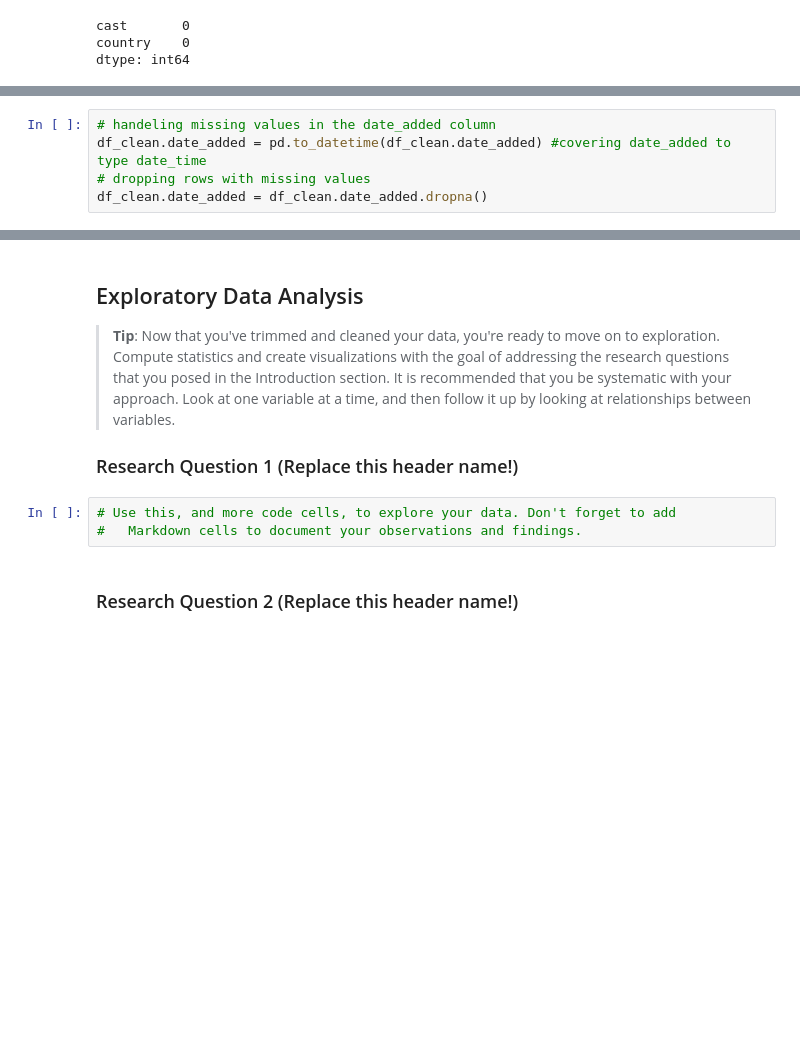
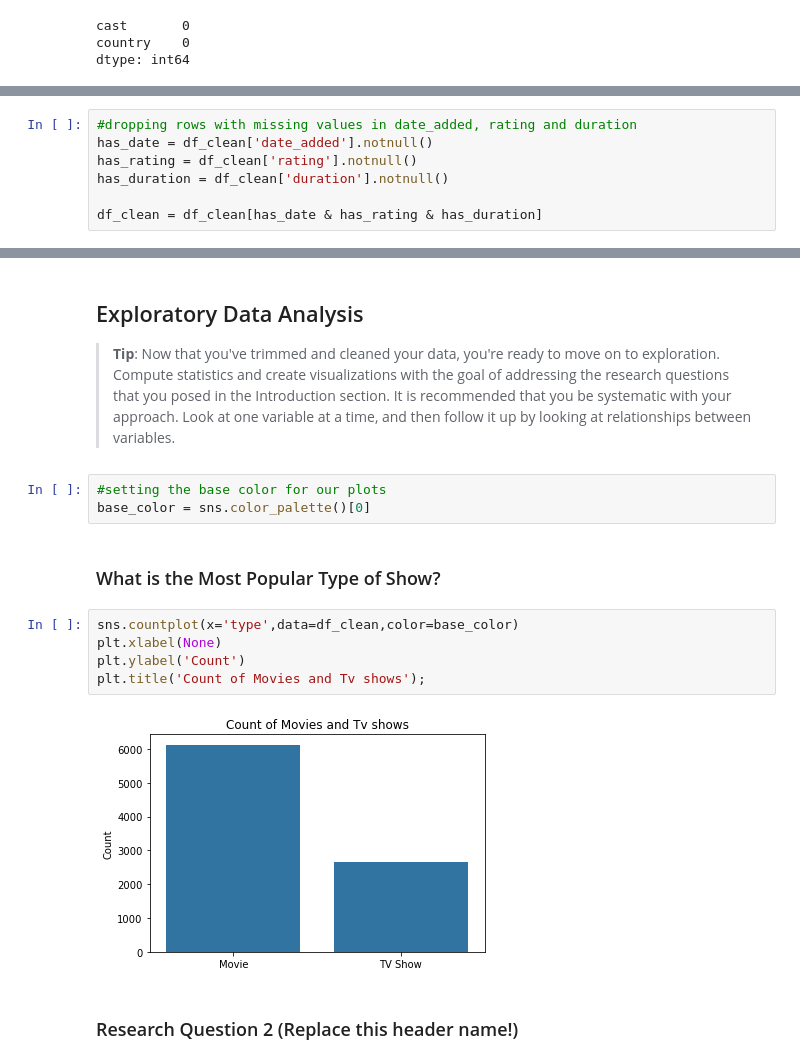
Before and after one commit to manlikesolomon/Analysis-Of-Netflix-Data, a Jupyter notebook: Netflix Data EDA.ipynb, the cells around one changed output, grey strips where cells are left out. Saved outputs shown, nothing was run; the diff lists cells and outputs as text; blank space fills up the shorter version.

Commit message:
Finished Cleaning, began EDA

```diff
--- a/Netflix Data EDA.ipynb
+++ b/Netflix Data EDA.ipynb
@@ -158,5 +140,7 @@ dtype: int64
-# %%
-# handeling missing values in the date_added column
-df_clean.date_added = pd.to_datetime(df_clean.date_added) #covering date_added to type date_time
-# dropping rows with missing values
-df_clean.date_added = df_clean.date_added.dropna()
+# %%
+#dropping rows with missing values in date_added, rating and duration
+has_date = df_clean['date_added'].notnull()
+has_rating = df_clean['rating'].notnull()
+has_duration = df_clean['duration'].notnull()
+
+df_clean = df_clean[has_date & has_rating & has_duration]
@@ -165,11 +205,18 @@ df_clean.date_added = df_clean.date_added.dropna()
 ## Exploratory Data Analysis
 
 > **Tip**: Now that you've trimmed and cleaned your data, you're ready to move on to exploration. Compute statistics and create visualizations with the goal of addressing the research questions that you posed in the Introduction section. It is recommended that you be systematic with your approach. Look at one variable at a time, and then follow it up by looking at relationships between variables.
-
-### Research Question 1 (Replace this header name!)
-# %%
-# Use this, and more code cells, to explore your data. Don't forget to add
-#   Markdown cells to document your observations and findings.
+# %%
+#setting the base color for our plots
+base_color = sns.color_palette()[0]
+# %% [markdown]
+### What is the Most Popular Type of Show?
+# %%
+sns.countplot(x='type',data=df_clean,color=base_color)
+plt.xlabel(None)
+plt.ylabel('Count')
+plt.title('Count of Movies and Tv shows');
+# %% [output]
+[figure, added]
 # %% [markdown]
 ### Research Question 2  (Replace this header name!)
 # %%
```
Also changed, not shown: parts of 9 cells of this notebook.
